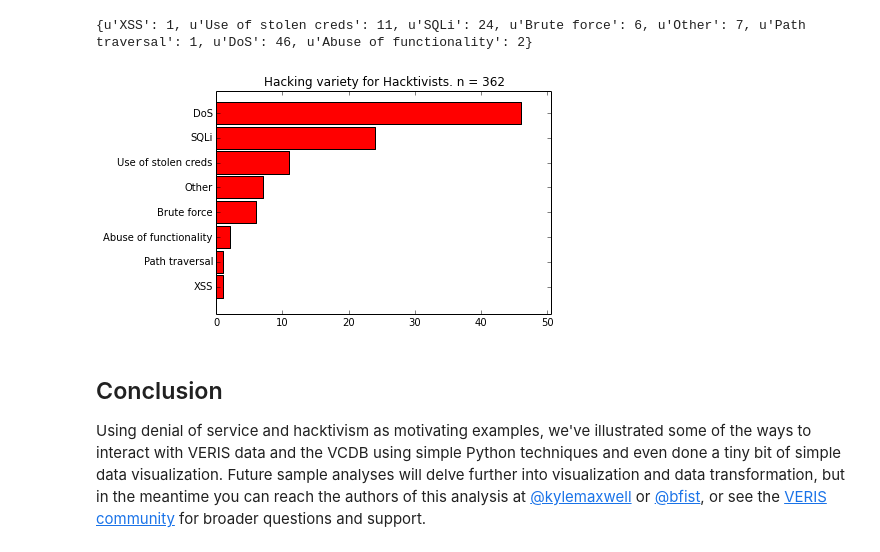
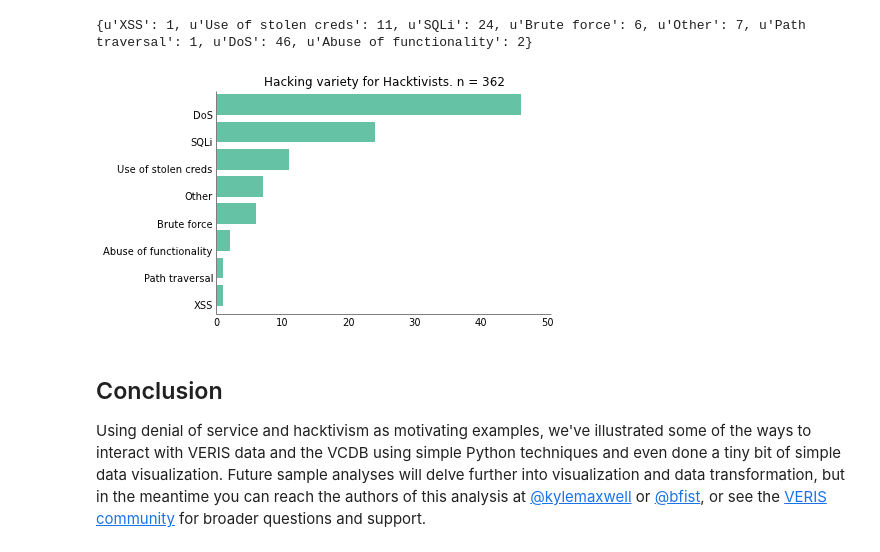
Before and after one commit to krmaxwell/incident-patterns, a Jupyter notebook: Hacktivism.ipynb, the cells around one changed output. Cells and saved outputs as stored; diff of their text form; code cells hidden in the pictures.

Commit message:
adds pretty graph to Hacktivism

```diff
--- a/Hacktivism.ipynb
+++ b/Hacktivism.ipynb
@@ -98,19 +98,29 @@ print varieties
 # %% [output]
 {u'XSS': 1, u'Use of stolen creds': 11, u'SQLi': 24, u'Brute force': 6, u'Other': 7, u'Path traversal': 1, u'DoS': 46, u'Abuse of functionality': 2}
 # %%
+makePretty = True
+if makePretty:
+    import prettyplotlib as ppl
+
 labels = sorted(varieties, key=varieties.get)
 values = [varieties[x] for x in labels]
 ypos = np.arange(len(varieties))+.1
-plt.barh(ypos,values,color="red",align="center",height=.9)
+
+fig, ax = plt.subplots(1)
+if makePretty:
+    ppl.barh(ax, ypos, values)
+else:
+    plt.barh(ypos,values,color="red",align="center",height=.9)
+
 
 # Adds some padding to the bars so that it doesn't butt up
 # against the edge of the image
 plt.xlim(0,max(values)*1.1)
 plt.yticks(ypos,labels)
 plt.title("Hacking variety for Hacktivists. n = %s" % len(hacktivism))
 plt.show()
 # %% [output]
-[figure, old version]
+[figure, new version]
 # %% [markdown]
 Conclusion
 ----------
```
